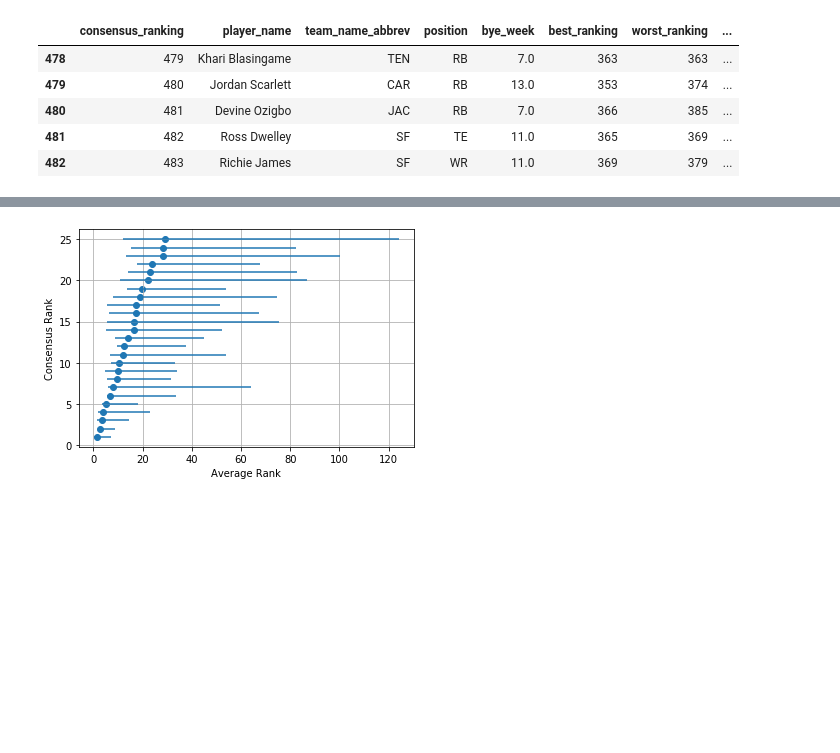
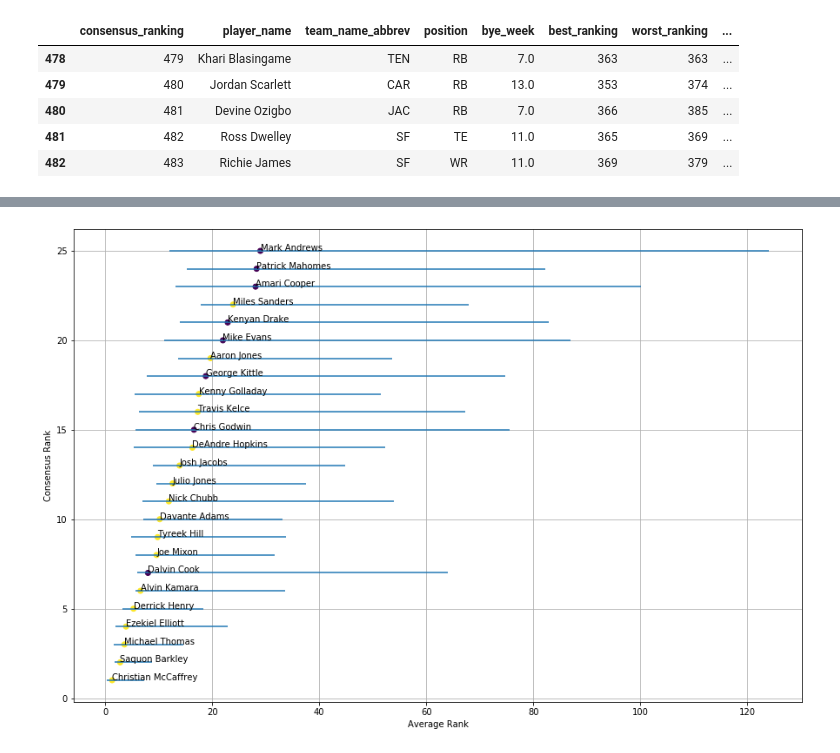
Before and after one commit to justinschuster/ff_tiers, a Jupyter notebook: src/eda.ipynb, the cells around one changed output, grey strips where cells are left out. Saved outputs shown, nothing was run; the diff lists cells and outputs as text; code cells hidden in the pictures; blank space fills up the shorter version.

Commit message:
error bars are working just not the coloring

```diff
--- a/src/eda.ipynb
+++ b/src/eda.ipynb
@@ -106,11 +101,18 @@ Name: worst_ranking, dtype: int64
 error_bars = [data_copy['best_ranking'], data_copy['worst_ranking']]
 # %%
 data_copy = data_copy.iloc[:25]
-plt.scatter(data_copy['average_ranking'], data_copy['consensus_ranking'].sort_values(ascending=True))
+error_bars = error_bars[:25]
+
+fig, ax = plt.subplots(figsize=(15,10))
+plt.scatter(data_copy['average_ranking'], data_copy['consensus_ranking'].sort_values(ascending=True), c=data_copy['cluster'])
 plt.ylabel('Consensus Rank')
 plt.xlabel('Average Rank')
 plt.errorbar(data_copy['average_ranking'], data_copy['consensus_ranking'].sort_values(ascending=True), xerr=error_bars, linestyle='None')
 plt.grid()
+
+for i, txt in enumerate(data_copy['player_name']):
+    ax.annotate(txt, (data_copy['average_ranking'][i], data_copy['consensus_ranking'][i]))
+
 plt.show()
 # %% [output]
-[figure, old version]
+[figure, new version]
```
Also changed, not shown: parts of 5 cells of this notebook.
